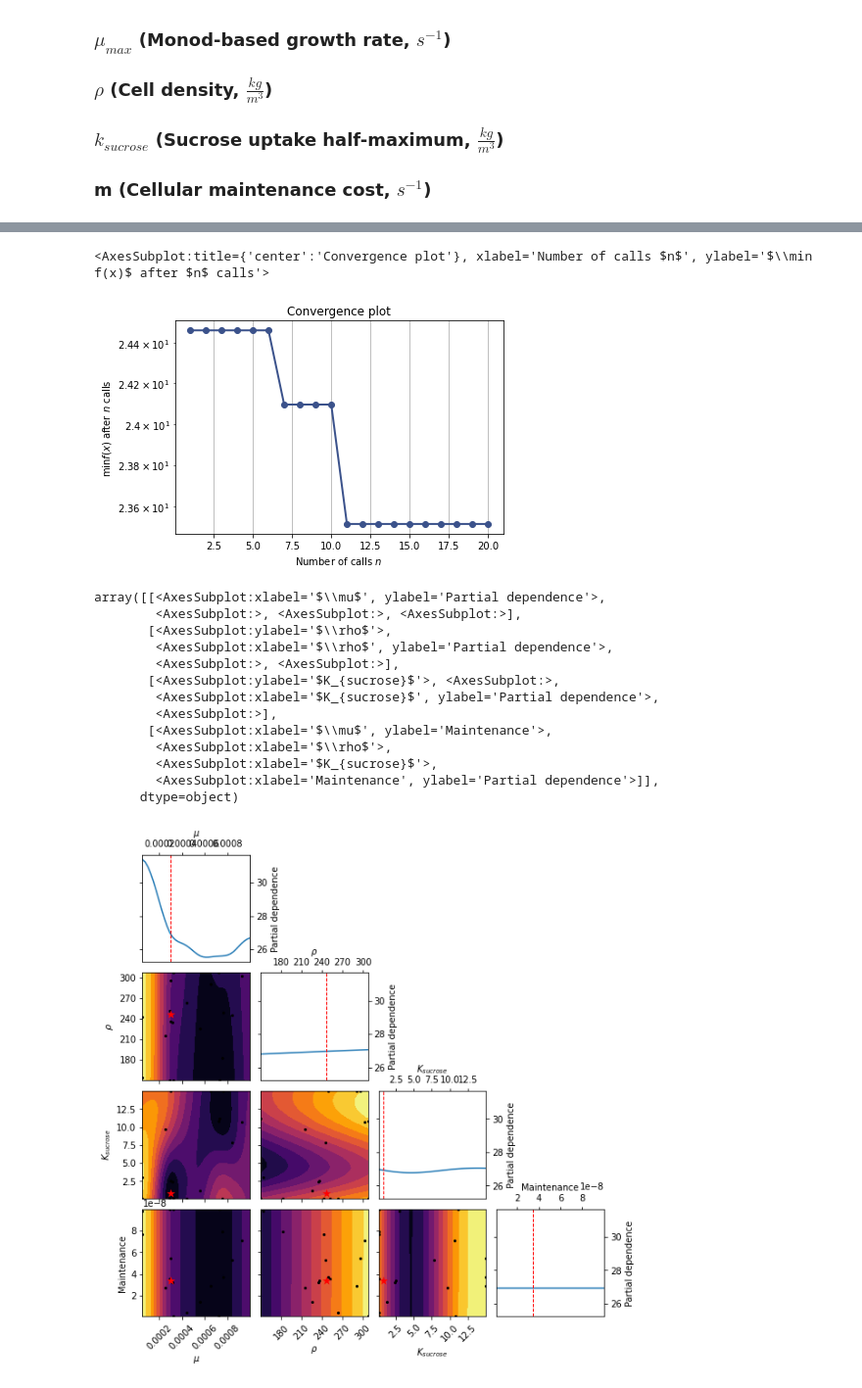
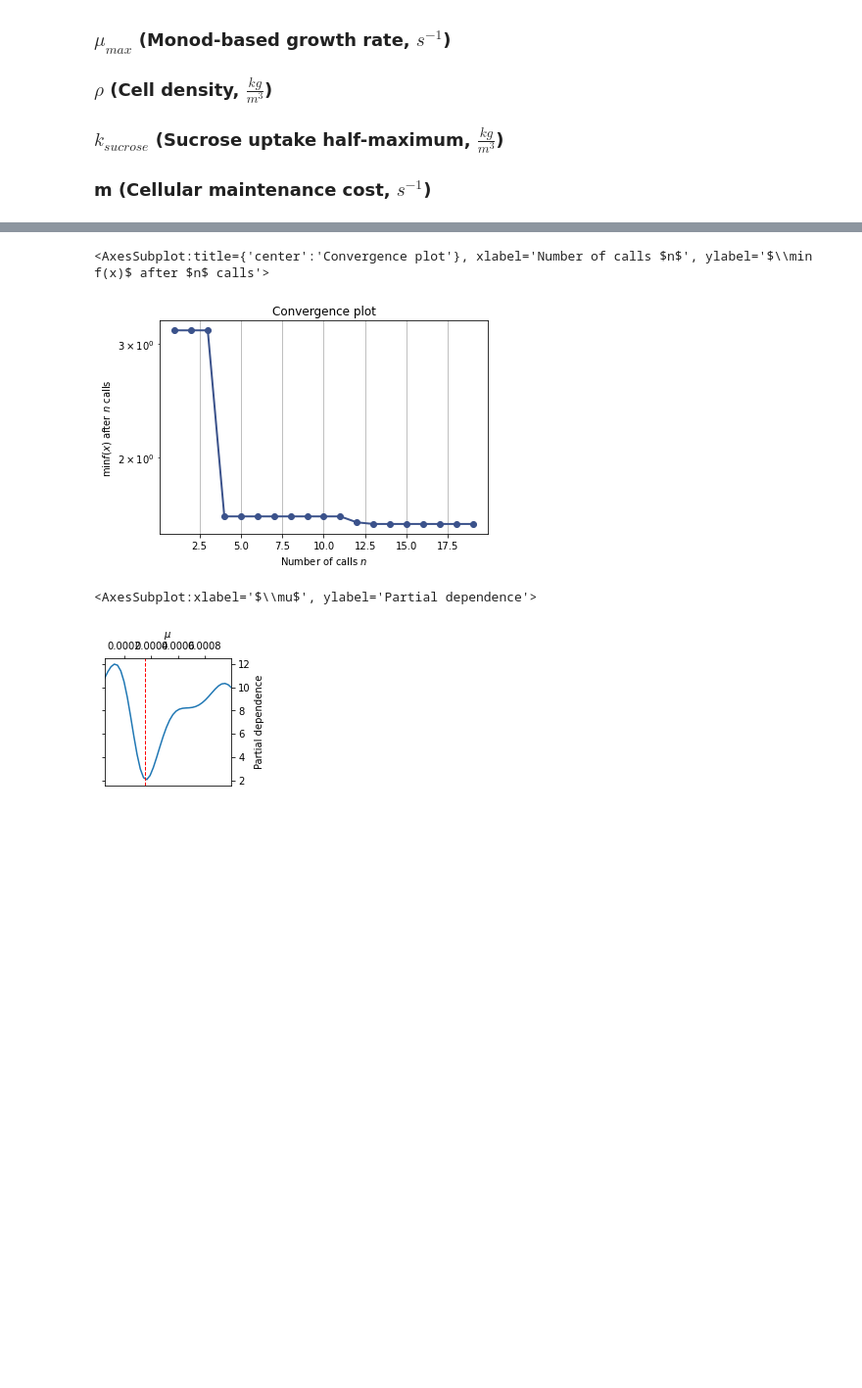
Before and after one commit to Jsakkos/nufeb-cyano-e-coli, a Jupyter notebook: notebooks/ec-opt-local.ipynb, the cells around one changed output, grey strips where cells are left out. Shown at 98% size. Cells and saved outputs as stored; diff of their text form; code cells hidden in the pictures; blank space fills up the shorter version.

```diff
--- a/notebooks/ec-opt-local.ipynb
+++ b/notebooks/ec-opt-local.ipynb
@@ -340,25 +343,15 @@ IndexError: list index out of range
+# %%
+gp_res=load("/home/jonathan/nufeb-cyano-e-coli/checkpoints/ecw.pkl")
 # %%
 plot_convergence(gp_res,yscale='log')
 # %% [output]
 <AxesSubplot:title={'center':'Convergence plot'}, xlabel='Number of calls $n$', ylabel='$\\min f(x)$ after $n$ calls'>
-[figure, old version]
+[figure, new version]
 # %%
-plot_objective(gp_res,dimensions=[r'$\mu$',r'$\rho$',r'$K_{sucrose}$','Maintenance'],cmap='inferno')
+plot_objective(gp_res,dimensions=[r'$\mu$'],cmap='inferno')
 # %% [output]
-array([[<AxesSubplot:xlabel='$\\mu$', ylabel='Partial dependence'>,
-        <AxesSubplot:>, <AxesSubplot:>, <AxesSubplot:>],
-       [<AxesSubplot:ylabel='$\\rho$'>,
-        <AxesSubplot:xlabel='$\\rho$', ylabel='Partial dependence'>,
-        <AxesSubplot:>, <AxesSubplot:>],
-       [<AxesSubplot:ylabel='$K_{sucrose}$'>, <AxesSubplot:>,
-        <AxesSubplot:xlabel='$K_{sucrose}$', ylabel='Partial dependence'>,
-        <AxesSubplot:>],
-       [<AxesSubplot:xlabel='$\\mu$', ylabel='Maintenance'>,
-        <AxesSubplot:xlabel='$\\rho$'>,
-        <AxesSubplot:xlabel='$K_{sucrose}$'>,
-        <AxesSubplot:xlabel='Maintenance', ylabel='Partial dependence'>]],
-      dtype=object)
+<AxesSubplot:xlabel='$\\mu$', ylabel='Partial dependence'>
-[figure, old version]
+[figure, new version]
 # %%
 gp_res.x
 # %% [output]
```
Also changed, not shown: parts of 25 cells of this notebook, 2 other files.
